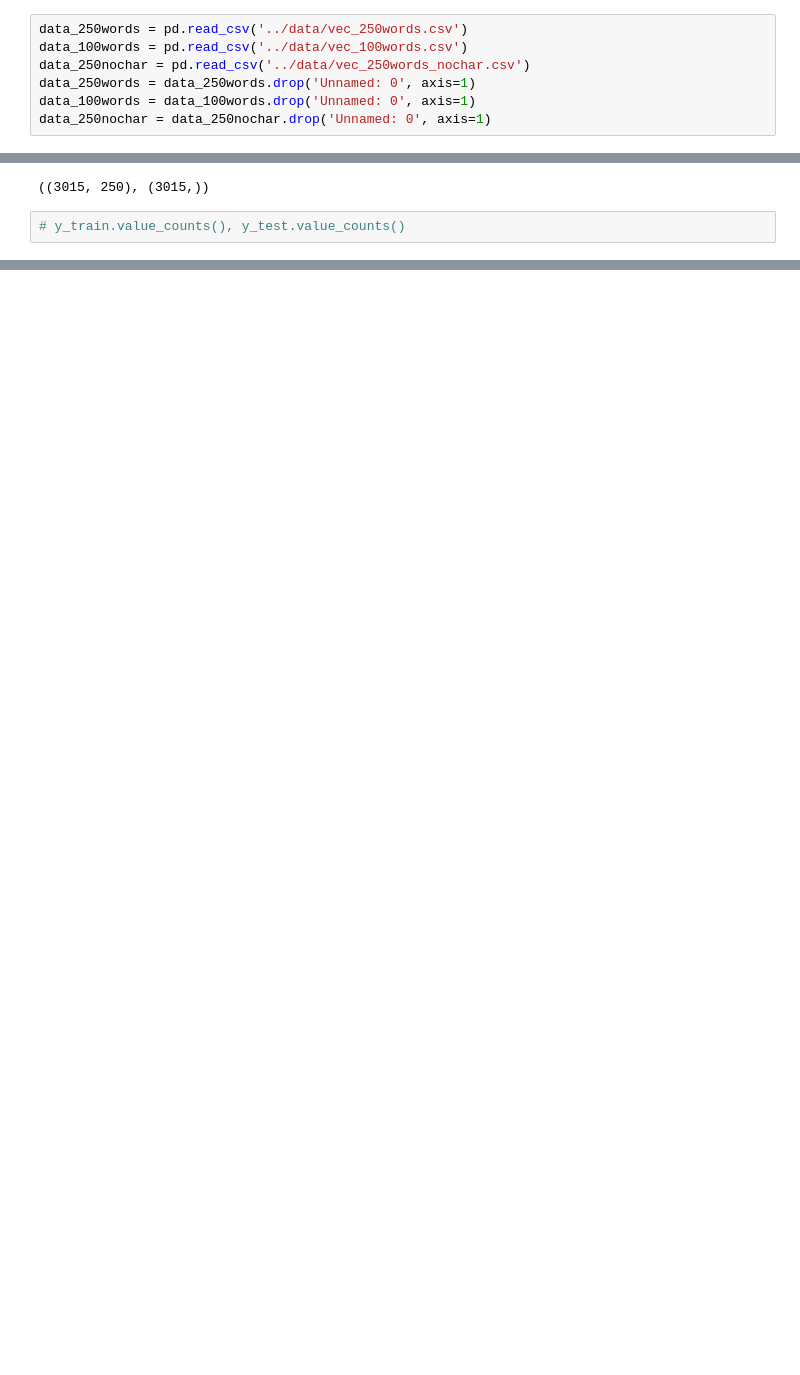
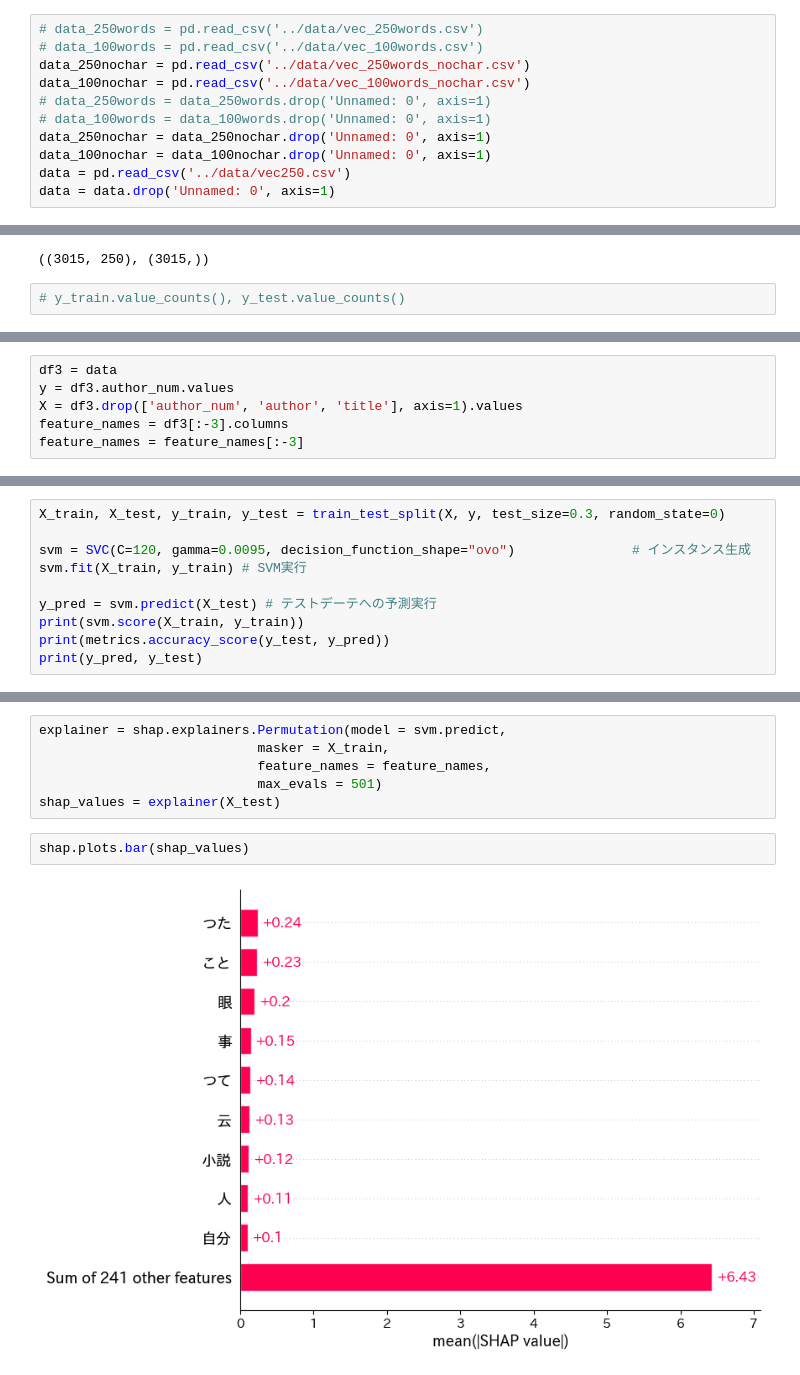
Before and after one commit to tai1012/aozora, a Jupyter notebook: ML/main_vec.ipynb, the cells around one changed output, grey strips where cells are left out. Drawn from its saved outputs; the diff is of its cells as text; blank space fills up the shorter version.

```diff
--- a/ML/main_vec.ipynb
+++ b/ML/main_vec.ipynb
@@ -21,10 +38,14 @@ import shap
 # %%
-data_250words = pd.read_csv('../data/vec_250words.csv')
-data_100words = pd.read_csv('../data/vec_100words.csv')
+# data_250words = pd.read_csv('../data/vec_250words.csv')
+# data_100words = pd.read_csv('../data/vec_100words.csv')
 data_250nochar = pd.read_csv('../data/vec_250words_nochar.csv')
-data_250words = data_250words.drop('Unnamed: 0', axis=1)
-data_100words = data_100words.drop('Unnamed: 0', axis=1)
+data_100nochar = pd.read_csv('../data/vec_100words_nochar.csv')
+# data_250words = data_250words.drop('Unnamed: 0', axis=1)
+# data_100words = data_100words.drop('Unnamed: 0', axis=1)
 data_250nochar = data_250nochar.drop('Unnamed: 0', axis=1)
+data_100nochar = data_100nochar.drop('Unnamed: 0', axis=1)
+data = pd.read_csv('../data/vec250.csv')
+data = data.drop('Unnamed: 0', axis=1)
 # %%
 # data_250words
 # %%
@@ -80,0 +359,6 @@ lgbm = lgbm.LGBMClassifier(max_depth=10,
+# %%
+df3 = data
+y = df3.author_num.values
+X = df3.drop(['author_num', 'author', 'title'], axis=1).values
+feature_names = df3[:-3].columns
+feature_names = feature_names[:-3]
@@ -80,0 +429,10 @@ lgbm = lgbm.LGBMClassifier(max_depth=10,
+# %%
+X_train, X_test, y_train, y_test = train_test_split(X, y, test_size=0.3, random_state=0)
+
+svm = SVC(C=120, gamma=0.0095, decision_function_shape="ovo")               # インスタンス生成
+svm.fit(X_train, y_train) # SVM実行
+
+y_pred = svm.predict(X_test) # テストデーテへの予測実行
+print(svm.score(X_train, y_train))
+print(metrics.accuracy_score(y_test, y_pred))
+print(y_pred, y_test)
@@ -80,0 +447,10 @@ lgbm = lgbm.LGBMClassifier(max_depth=10,
+# %%
+explainer = shap.explainers.Permutation(model = svm.predict,
+                            masker = X_train,
+                            feature_names = feature_names,
+                            max_evals = 501)
+shap_values = explainer(X_test)
+# %%
+shap.plots.bar(shap_values)
+# %% [output]
+[figure, added]
```
Also changed, not shown: parts of 27 cells of this notebook, 5 other files.
